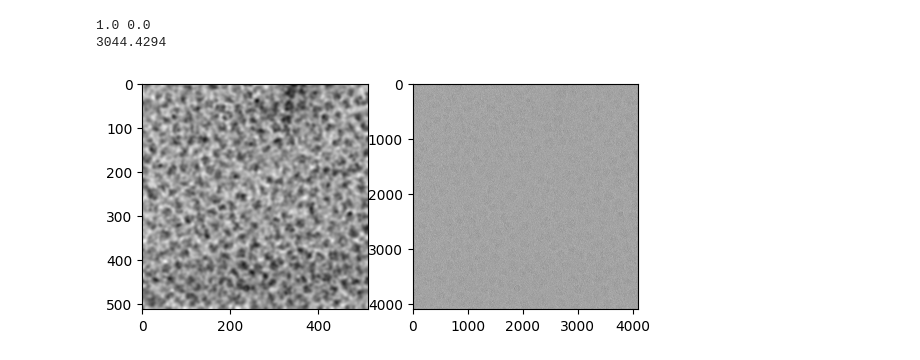
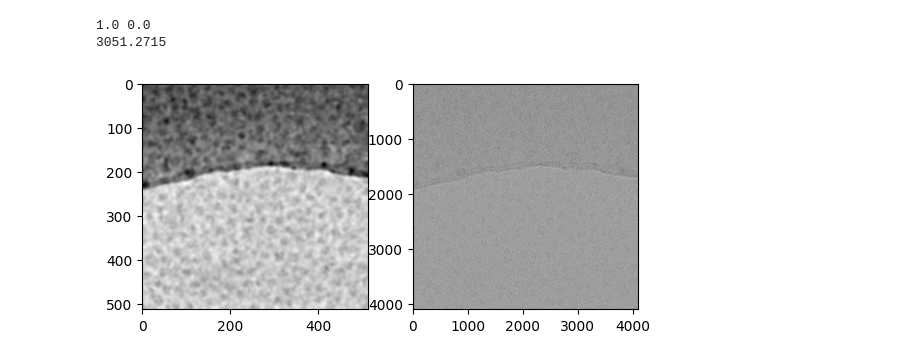
Before and after one commit to Jojo3235/tratamiento-imagense, a Jupyter notebook: Tratamiento de imagenes biomedicas/proyecto/practica.ipynb, the cells around one changed output. Drawn from its saved outputs; the diff is of its cells as text; code cells hidden in the pictures.

```diff
--- a/Tratamiento de imagenes biomedicas/proyecto/practica.ipynb
+++ b/Tratamiento de imagenes biomedicas/proyecto/practica.ipynb
@@ -7,32 +7,32 @@
 # %%
 import mrcfile
 import matplotlib.pyplot as plt
 import cv2
 import numpy as np
 
-with mrcfile.open("image3.mrc") as mrc:
+with mrcfile.open("image4.mrc") as mrc:
     data = mrc.data
 
 test = (data-data.min())
 test2 = test/test.max()
 print(test2.max(), test2.min())
 
 # re_test  = test.resize((int(test.shape[0]/4),int(test.shape[1]/4)))
 re_test  = cv2.resize(test, (int(test2.shape[0]/8),int(test2.shape[1]/8)))
 test_gauss = cv2.GaussianBlur(re_test, (21,21), 0) # (5x5) es el tamaño del filtro y 0 es la desviación estándar
 
 
 print(test_gauss.max())
 
 plt.subplot(1,2,1)
 plt.imshow(test_gauss, cmap= "gray")
 plt.subplot(1,2,2)
 plt.imshow(test, cmap="gray")
 plt.show()
 # %% [output]
 1.0 0.0
-3044.4294
+3051.2715
-[figure, old version]
+[figure, new version]
 # %%
 from mpl_toolkits.axes_grid1 import ImageGrid
 
```
Also changed, not shown: parts of 29 cells of this notebook.
